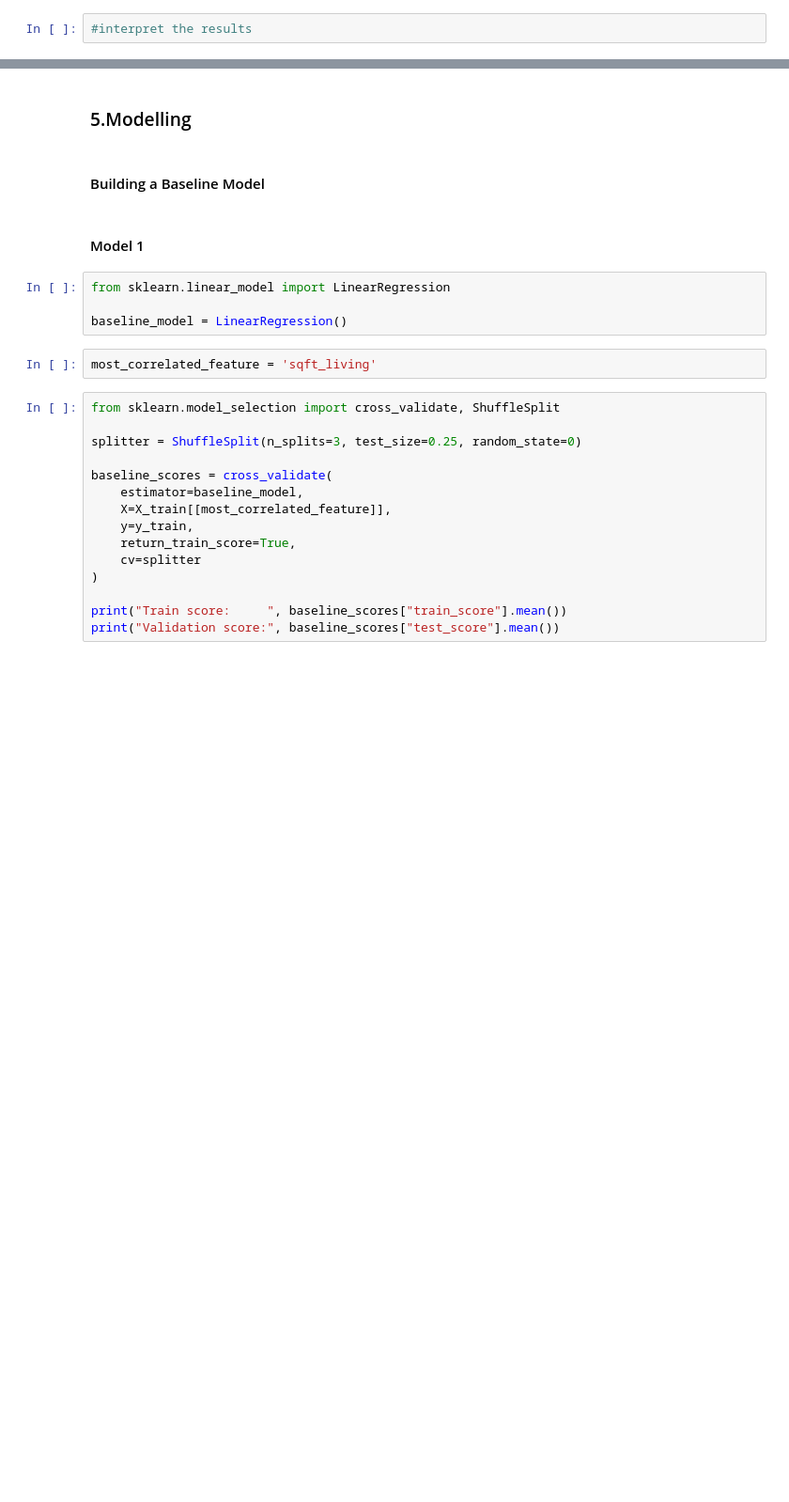
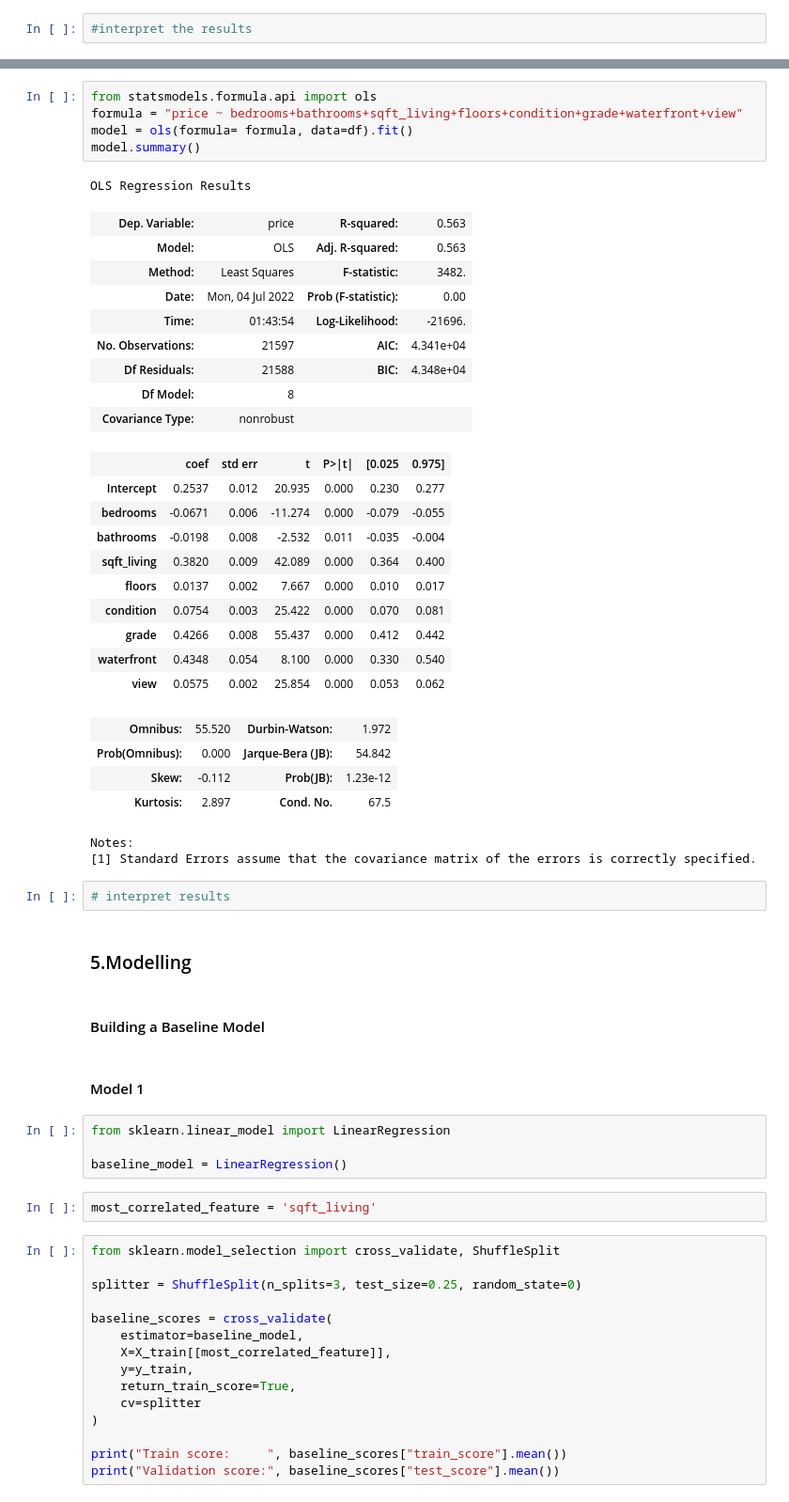
Before and after one commit to oscar066/Modelling_House_Sales, a Jupyter notebook: index.ipynb, the cells around one changed output, grey strips where cells are left out. Shown: that part at 94% size. Drawn from its saved outputs; the diff is of its cells as text; blank space fills up the shorter version.

```diff
--- a/index.ipynb
+++ b/index.ipynb
@@ -843,3 +860,37 @@ plt.tight_layout();
+# %%
+from statsmodels.formula.api import ols
+formula = "price ~ bedrooms+bathrooms+sqft_living+floors+condition+grade+waterfront+view"
+model = ols(formula= formula, data=df).fit()
+model.summary()
+# %% [output]
+OLS Regression Results
+| Dep. Variable: | price | R-squared: | 0.563 |
+| Model: | OLS | Adj. R-squared: | 0.563 |
+| Method: | Least Squares | F-statistic: | 3482. |
+| Date: | Mon, 04 Jul 2022 | Prob (F-statistic): | 0.00 |
+| Time: | 01:43:54 | Log-Likelihood: | -21696. |
+| No. Observations: | 21597 | AIC: | 4.341e+04 |
+| Df Residuals: | 21588 | BIC: | 4.348e+04 |
+| Df Model: | 8 |  |  |
+| Covariance Type: | nonrobust |  |  |
+|  | coef | std err | t | P>|t| | [0.025 | 0.975] |
+| Intercept | 0.2537 | 0.012 | 20.935 | 0.000 | 0.230 | 0.277 |
+| bedrooms | -0.0671 | 0.006 | -11.274 | 0.000 | -0.079 | -0.055 |
+| bathrooms | -0.0198 | 0.008 | -2.532 | 0.011 | -0.035 | -0.004 |
+| sqft_living | 0.3820 | 0.009 | 42.089 | 0.000 | 0.364 | 0.400 |
+| floors | 0.0137 | 0.002 | 7.667 | 0.000 | 0.010 | 0.017 |
+| condition | 0.0754 | 0.003 | 25.422 | 0.000 | 0.070 | 0.081 |
+| grade | 0.4266 | 0.008 | 55.437 | 0.000 | 0.412 | 0.442 |
+| waterfront | 0.4348 | 0.054 | 8.100 | 0.000 | 0.330 | 0.540 |
+| view | 0.0575 | 0.002 | 25.854 | 0.000 | 0.053 | 0.062 |
+| Omnibus: | 55.520 | Durbin-Watson: | 1.972 |
+| Prob(Omnibus): | 0.000 | Jarque-Bera (JB): | 54.842 |
+| Skew: | -0.112 | Prob(JB): | 1.23e-12 |
+| Kurtosis: | 2.897 | Cond. No. | 67.5 |
+Notes:
+[1] Standard Errors assume that the covariance matrix of the errors is correctly specified.
+# %%
+# interpret results
 # %% [markdown]
 ### 5.Modelling
 # %% [markdown]
```
Also changed, not shown: parts of 10 cells of this notebook.
